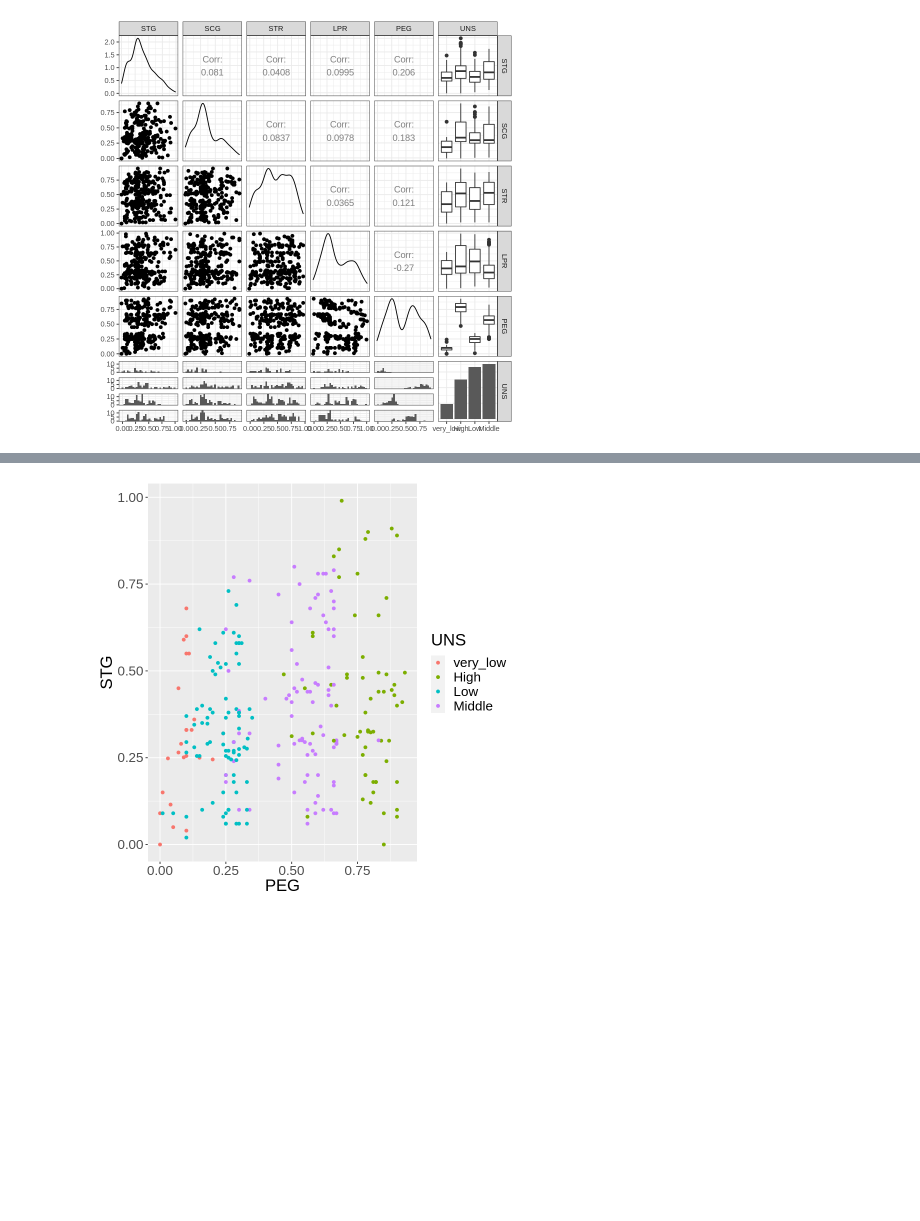
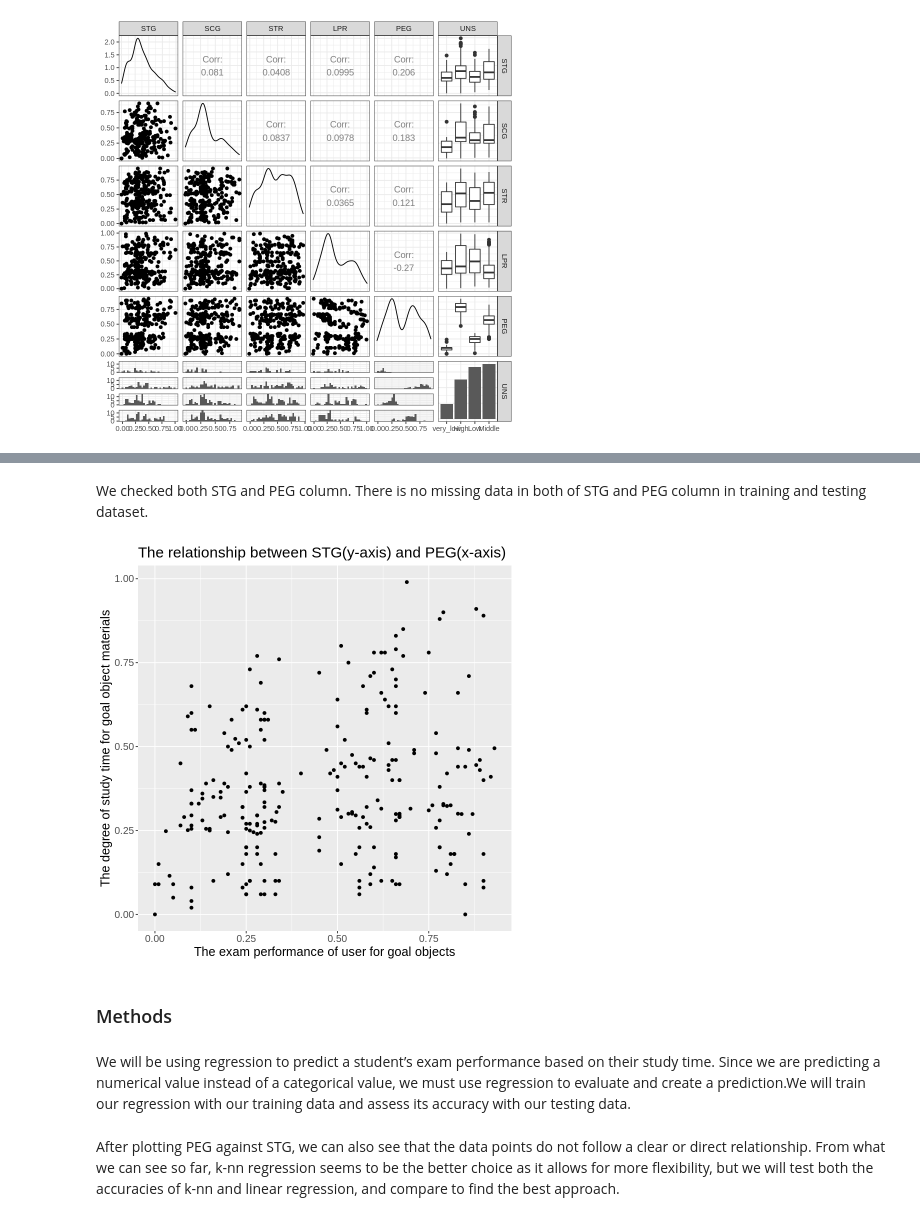
Before and after one commit to snowwang99/DSCI100_group32_project, a Jupyter notebook: Proposal.ipynb, the cells around one changed output, grey strips where cells are left out. Saved outputs shown, nothing was run; the diff lists cells and outputs as text; code cells hidden in the pictures; blank space fills up the shorter version.

```diff
--- a/Proposal.ipynb
+++ b/Proposal.ipynb
@@ -175,10 +171,18 @@ sum(is.na(user_training))
-# %%
-graph1 <- user_training %>%
-ggplot(aes(y=STG, x=PEG , colour = UNS))+
-geom_point()+
-# geom_point(aes(colour = UNS,shape = UNS))+
-# geom_line(aes(colour = UNS))+
-theme(text=element_text(size=20))
-graph1
-# %% [output]
-[figure, removed]
+# %% [markdown]
+We checked both STG and PEG column. There is no missing data in both of STG and PEG column in training and testing dataset.
+# %%
+graph1 <- user_training %>%
+ggplot(aes(y=STG, x=PEG))+
+geom_point()+
+# geom_smooth(method = "lm",se = FALSE)+
+labs(x = "The exam performance of user for goal objects" , y = "The degree of study time for goal object materials", title = "The relationship between STG(y-axis) and PEG(x-axis)")+
+theme(text=element_text(size=15))
+graph1
+# %% [output]
+[figure, added]
+# %% [markdown]
+### Methods
+# %% [markdown]
+We will be using regression to predict a student’s exam performance based on their study time. Since we are predicting a numerical value instead of a categorical value, we must use regression to evaluate and create a prediction.We will train our regression with our training data and assess its accuracy with our testing data.
+# %% [markdown]
+After plotting PEG against STG, we can also see that the data points do not follow a clear or direct relationship. From what we can see so far, k-nn regression seems to be the better choice as it allows for more flexibility, but we will test both the accuracies of k-nn and linear regression, and compare to find the best approach.
```
Also changed, not shown: parts of 26 cells of this notebook.
